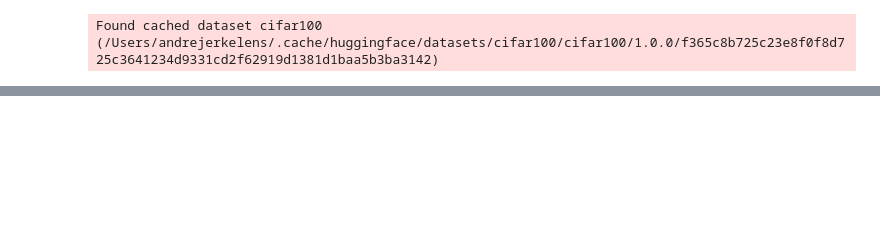
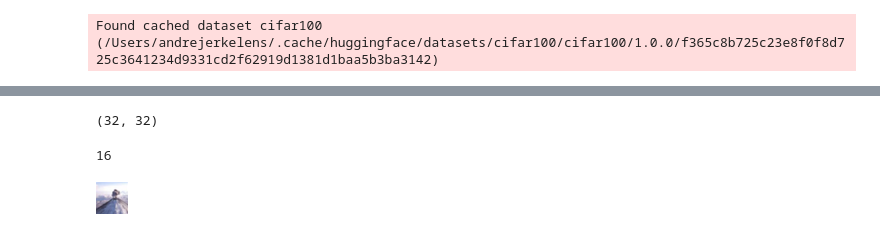
Before and after one commit to divyanshsinghvi/ShapleyInteraction4Structure, a Jupyter notebook: vision/sam.ipynb, the cells around one changed output, grey strips where cells are left out. Drawn from its saved outputs; the diff is of its cells as text; code cells hidden in the pictures; blank space fills up the shorter version.

```diff
--- a/vision/sam.ipynb
+++ b/vision/sam.ipynb
@@ -267,0 +261,4 @@ N_dim = _c * _w * _h
+# %%
+cv_image.shape[:-1]
+# %% [output]
+(32, 32)
@@ -267,0 +269,4 @@ N_dim = _c * _w * _h
+# %%
+len(all_neighbors[(2,2)])
+# %% [output]
+16
@@ -267,0 +291,4 @@ N_dim = _c * _w * _h
+# %%
+cifar0
+# %% [output]
+[figure, added]
```
Also changed, not shown: parts of 57 cells of this notebook.
